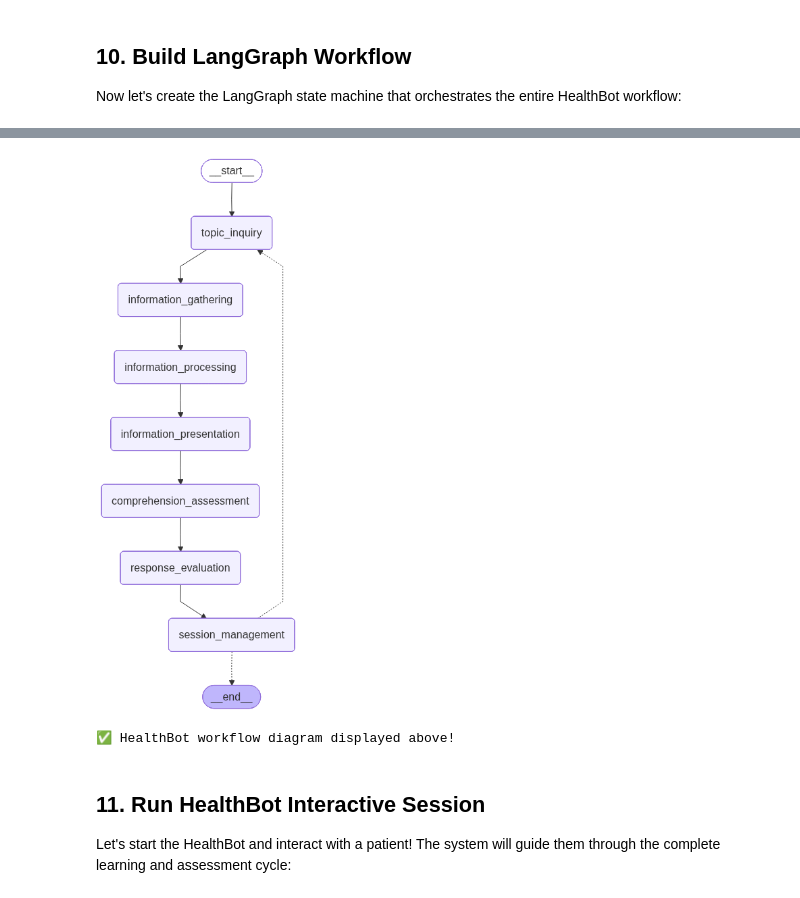
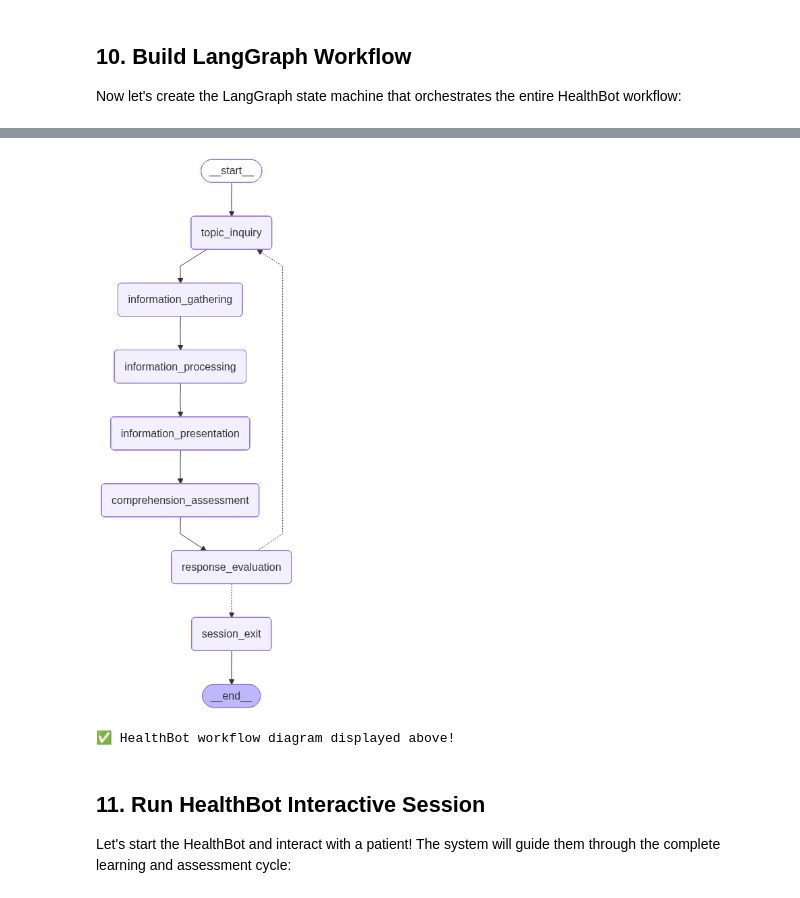
Before and after one commit to KumarHalder/healthCareAgent, a Jupyter notebook: healthbot_prototype.ipynb, the cells around one changed output, grey strips where cells are left out. Drawn from its saved outputs; the diff is of its cells as text; code cells hidden in the pictures.

```diff
--- a/healthbot_prototype.ipynb
+++ b/healthbot_prototype.ipynb
@@ -385,87 +436,29 @@ print("\n🔄 All workflow phases ready for LangGraph integration!")
 
 Now let's create the LangGraph state machine that orchestrates the entire HealthBot workflow:
 # %%
-# Build the LangGraph workflow
-from langgraph.graph import StateGraph, START, END
-from IPython.display import Image, display
+# Rebuild the LangGraph workflow with updated modules
+import importlib
+import sys
 
-def build_healthbot_workflow():
-    """
-    Create the LangGraph workflow for HealthBot
-    """
-    # Create the state graph
-    workflow = StateGraph(HealthBotState)
+# Reload workflow_builder to get latest changes
+if 'workflow_builder' in sys.modules:
+    importlib.reload(sys.modules['workflow_builder'])
 
-    # Add all workflow nodes directly (tools are imported within each node)
-    workflow.add_node("topic_inquiry", topic_inquiry_node)
-    workflow.add_node("information_gathering", information_gathering_node)
-    workflow.add_node("information_processing", information_processing_node)
-    workflow.add_node("information_presentation", information_presentation_node)
-    workflow.add_node("comprehension_assessment", comprehension_assessment_node)
-    workflow.add_node("response_evaluation", response_evaluation_node)
-    workflow.add_node("session_management", session_management_node)
+from workflow_builder import (
+    build_healthbot_workflow,
+    create_healthbot_app,
+    display_workflow_info,
+    visualize_workflow
+)
 
-    # Define the workflow edges (transitions between phases)
-    workflow.add_edge(START, "topic_inquiry")
-    workflow.add_edge("topic_inquiry", "information_gathering")
-    workflow.add_edge("information_gathering", "information_processing")
-    workflow.add_edge("information_processing", "information_presentation")
-    workflow.add_edge("information_presentation", "comprehension_assessment")
-    workflow.add_edge("comprehension_assessment", "response_evaluation")
-    workflow.add_edge("response_evaluation", "session_management")
+# Rebuild the HealthBot application with updated functions
+healthbot_app = create_healthbot_app()
 
-    # Conditional edge for session management
-    def should_continue(state: HealthBotState) -> str:
-        """Determine if we should continue or end the session"""
-        if state.get("current_phase") == "topic_inquiry" and state.get("session_active", True):
-            return "topic_inquiry"
-        elif state.get("session_active", True) and state.get("current_phase") != "session_complete":
-            return "topic_inquiry"
-        else:
-            return END
+print("✅ HealthBot workflow rebuilt with updated modules!")
 
-    workflow.add_conditional_edges(
-        "session_management",
-        should_continue,
-        {
-            "topic_inquiry": "topic_inquiry",
-            END: END
-        }
-    )
-
-    # Compile the workflow
-    app = workflow.compile()
-    return app
-
-# Build the HealthBot application
-healthbot_app = build_healthbot_workflow()
-
-print("✅ HealthBot LangGraph workflow created successfully!")
-print("🔄 Workflow includes:")
-print("   1. Topic Inquiry → 2. Information Gathering → 3. Information Processing")
-print("   4. Information Presentation → 5. Comprehension Assessment → 6. Response Evaluation")
-print("   7. Session Management (with loop-back or exit)")
-print("\n🤖 HealthBot is ready to educate patients!")
-print("🏗️ Architecture:")
-print("   - Modular node functions with embedded tool access")
-print("   - @tool decorated functions used directly")
-print("   - Clean LangGraph integration")
-print("   - Self-contained nodes with dependencies")
+# Display workflow information
+display_workflow_info()
 
 # Visualize the workflow graph
-print("\n📊 Generating workflow visualization...")
-try:
-    from IPython.display import Image, display
-
-    # Generate the graph image
-    graph_image = healthbot_app.get_graph().draw_mermaid_png()
-
-    # Display the graph
-    display(Image(graph_image))
-    print("✅ HealthBot workflow diagram displayed above!")
-
-except Exception as e:
-    print(f"⚠️ Could not generate graph visualization: {e}")
-    print("📝 The workflow is still functional - visualization is optional")
-    print("💡 You may need to install: pip install pygraphviz or graphviz")
+visualize_workflow(healthbot_app)
 # %% [output]
@@ -484,6 +480,6 @@ except Exception as e:
 
 📊 Generating workflow visualization...
-[figure, old version]
+[figure, new version]
 ✅ HealthBot workflow diagram displayed above!
 # %% [markdown]
 ## 11. Run HealthBot Interactive Session
```
Also changed, not shown: parts of 6 cells of this notebook, 12 other files.
